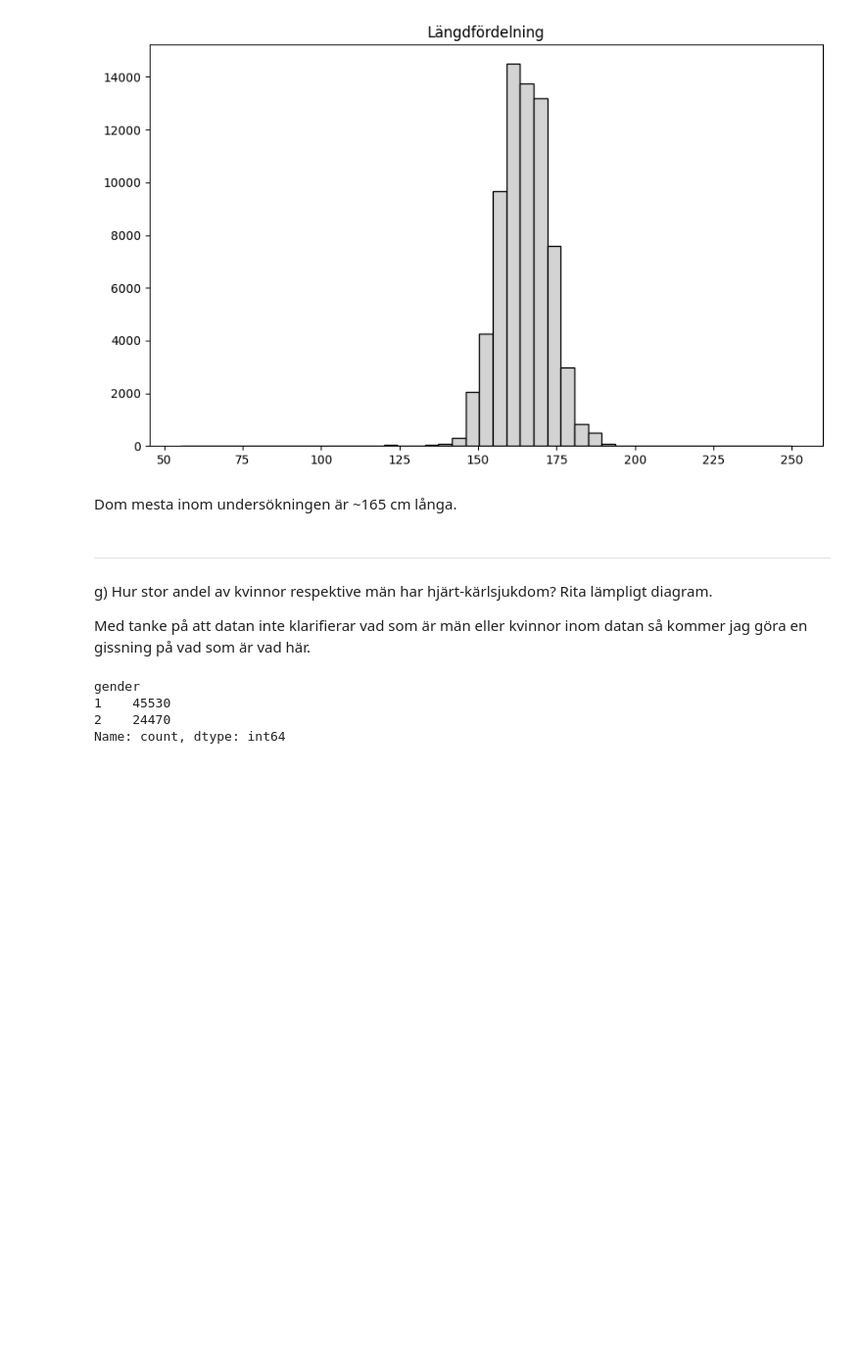
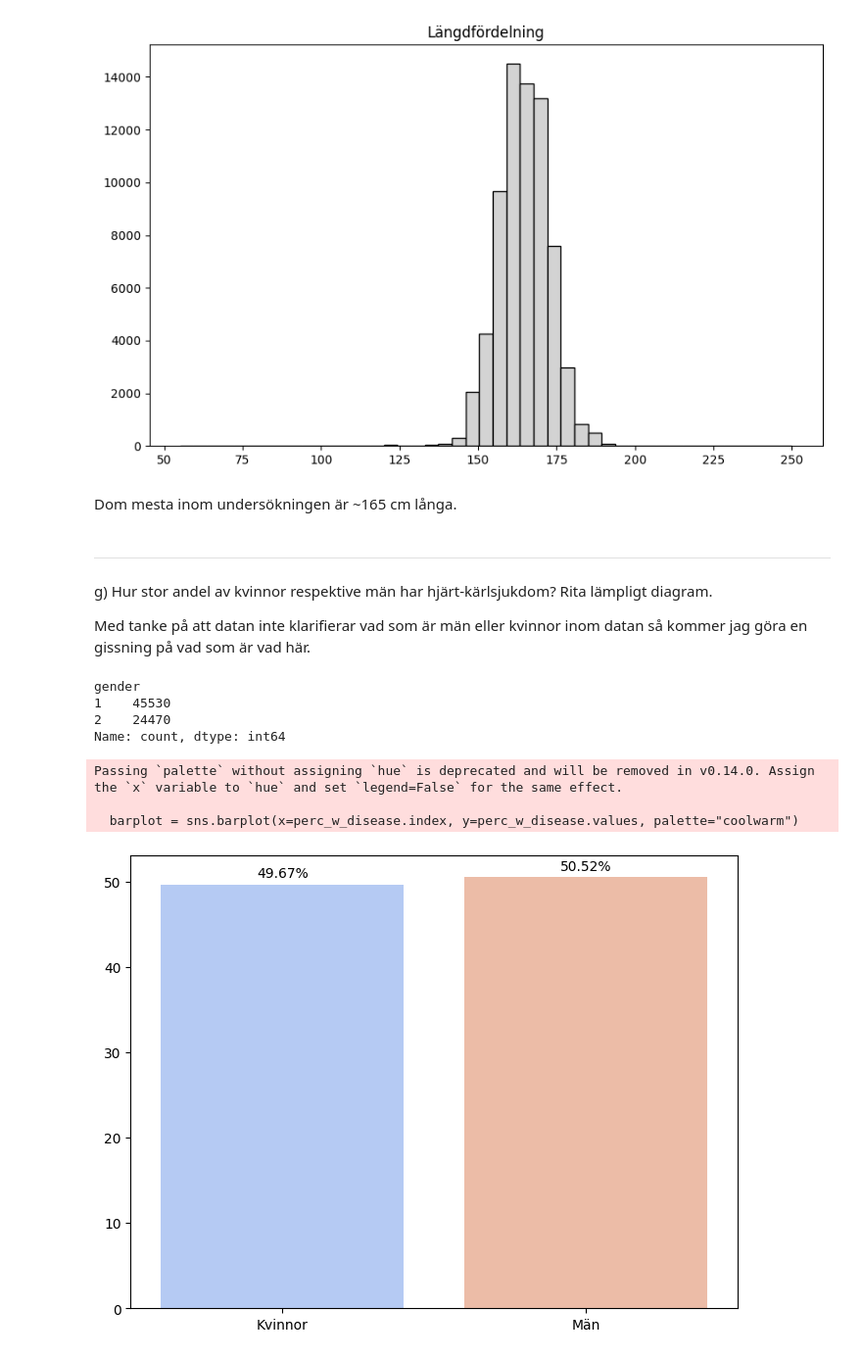
Before and after one commit to Markofbear/AI-Bjorn-Lagerblad-OPA23, a Jupyter notebook: labs/labb1/labb1.ipynb, the cells around one changed output. Shown: that part at 98% size. Saved outputs shown, nothing was run; the diff lists cells and outputs as text; code cells hidden in the pictures; blank space fills up the shorter version.

```diff
--- a/labs/labb1/labb1.ipynb
+++ b/labs/labb1/labb1.ipynb
@@ -447,3 +447,30 @@ gender
 1    45530
 2    24470
 Name: count, dtype: int64
+# %%
+total = data["gender"].value_counts()
+
+cardio_disease_true = data[data["cardio"] == 1]
+gender_w_disease = cardio_disease_true["gender"].value_counts()
+
+perc_w_disease = (gender_w_disease / total) * 100
+
+plt.figure(figsize=(8, 6))
+barplot = sns.barplot(x=perc_w_disease.index, y=perc_w_disease.values, palette="coolwarm")
+plt.xticks([0, 1], ["Kvinnor", "Män"])
+plt.xlabel("")
+
+# Lat GPT lösning för % över bars för att visualisera datan lättare.
+for p in barplot.patches:
+    barplot.annotate(format(p.get_height(), ".2f") + "%",
+                     (p.get_x() + p.get_width() / 2., p.get_height()),
+                     ha="center", va="center",
+                     size=10, xytext=(0, 8),
+                     textcoords="offset points")
+
+plt.show()
+# %% [output]
+Passing `palette` without assigning `hue` is deprecated and will be removed in v0.14.0. Assign the `x` variable to `hue` and set `legend=False` for the same effect.
+
+  barplot = sns.barplot(x=perc_w_disease.index, y=perc_w_disease.values, palette="coolwarm")
+[figure, added]
```
Also changed, not shown: parts of 4 cells of this notebook.
